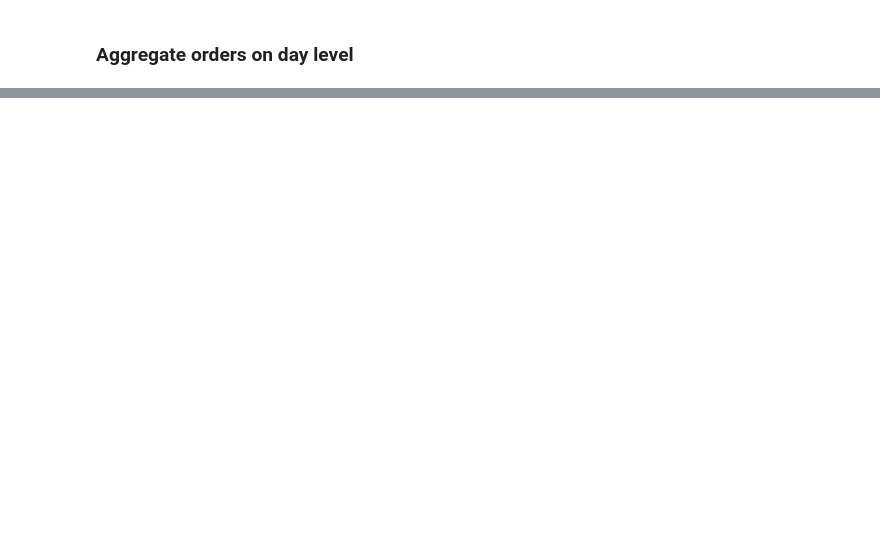
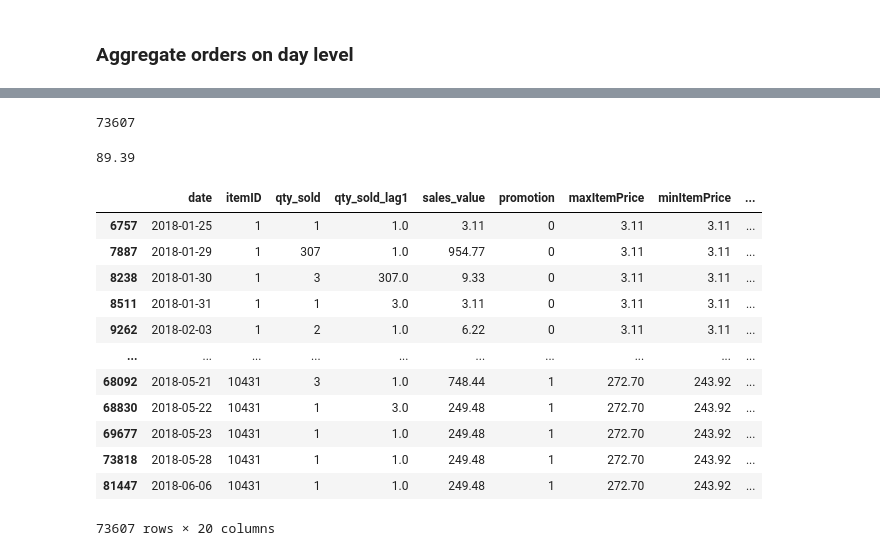
Before and after one commit to damyantilev/case-automated-inventory-management-execution, a Jupyter notebook: inventory_managemet_project.ipynb, the cells around one changed output, grey strips where cells are left out. Saved outputs shown, nothing was run; the diff lists cells and outputs as text; code cells hidden in the pictures; blank space fills up the shorter version.

```diff
--- a/inventory_managemet_project.ipynb
+++ b/inventory_managemet_project.ipynb
@@ -476,5 +475,0 @@ df_orders_daily = df_orders_daily.merge(
-# %%
-# Add date features
-df_orders_daily["weekDay"] = df_orders_daily["date"].dt.weekday + 1
-df_orders_daily["day"] = df_orders_daily["date"].dt.day
-df_orders_daily["weekOfMonth"] = (df_orders_daily["date"].dt.day + df_orders_daily["date"].dt.weekday) // 7
@@ -501,0 +503,3 @@ df_orders_daily = df_orders_daily.merge(df_items, how="left", on="itemID")
+# %%
+# sort by item and date before shift
+df_orders_daily = df_orders_daily.sort_values(by=["itemID", "date"])
@@ -501,0 +531,57 @@ df_orders_daily = df_orders_daily.merge(df_items, how="left", on="itemID")
+# %%
+# Create lagged variables for qty_sold (currently, just 1)
+
+lags = [1]
+for lag in lags:
+    df_orders_daily[f"qty_sold_lag{lag}"] = (
+        df_orders_daily.groupby("itemID")["qty_sold"].shift(lag)
+    )
+# %%
+# Reorder lag columns right after qty_sold
+# Get all column names
+cols = list(df_orders_daily.columns)
+
+# Remove lag columns from current position
+lag_cols = [f"qty_sold_lag{lag}" for lag in lags]
+for col in lag_cols:
+    cols.remove(col)
+
+# Find index of qty_sold
+qty_idx = cols.index("qty_sold")
+
+# Insert lag columns in order after qty_sold
+for i, col in enumerate(lag_cols):
+    cols.insert(qty_idx + 1 + i, col)
+
+# Reorder DataFrame
+df_orders_daily = df_orders_daily[cols]
+# %%
+# how many values will remain if rows containing NA are dropped
+
+len(df_orders_daily.dropna(subset=["qty_sold_lag1"]))
+# %% [output]
+73607
+# %%
+# what % will remain if rows containing NA are dropped
+
+round((len(df_orders_daily.dropna(subset=["qty_sold_lag1"]))/len(df_orders_daily))*100, 2)
+# %% [output]
+89.39
+# %%
+# dropping rows containing NA
+
+df_orders_daily.dropna(subset=["qty_sold_lag1"])
+# %% [output]
+|  | date | itemID | qty_sold | qty_sold_lag1 | sales_value | promotion | maxItemPrice | minItemPrice | ... |
+| 6757 | 2018-01-25 | 1 | 1 | 1.0 | 3.11 | 0 | 3.11 | 3.11 | ... |
+| 7887 | 2018-01-29 | 1 | 307 | 1.0 | 954.77 | 0 | 3.11 | 3.11 | ... |
+| 8238 | 2018-01-30 | 1 | 3 | 307.0 | 9.33 | 0 | 3.11 | 3.11 | ... |
+| 8511 | 2018-01-31 | 1 | 1 | 3.0 | 3.11 | 0 | 3.11 | 3.11 | ... |
+| 9262 | 2018-02-03 | 1 | 2 | 1.0 | 6.22 | 0 | 3.11 | 3.11 | ... |
+| ... | ... | ... | ... | ... | ... | ... | ... | ... | ... |
+| 68092 | 2018-05-21 | 10431 | 3 | 1.0 | 748.44 | 1 | 272.70 | 243.92 | ... |
+| 68830 | 2018-05-22 | 10431 | 1 | 3.0 | 249.48 | 1 | 272.70 | 243.92 | ... |
+| 69677 | 2018-05-23 | 10431 | 1 | 1.0 | 249.48 | 1 | 272.70 | 243.92 | ... |
+| 73818 | 2018-05-28 | 10431 | 1 | 1.0 | 249.48 | 1 | 272.70 | 243.92 | ... |
+| 81447 | 2018-06-06 | 10431 | 1 | 1.0 | 249.48 | 1 | 272.70 | 243.92 | ... |
+73607 rows × 20 columns
```
Also changed, not shown: parts of 20 cells of this notebook.
